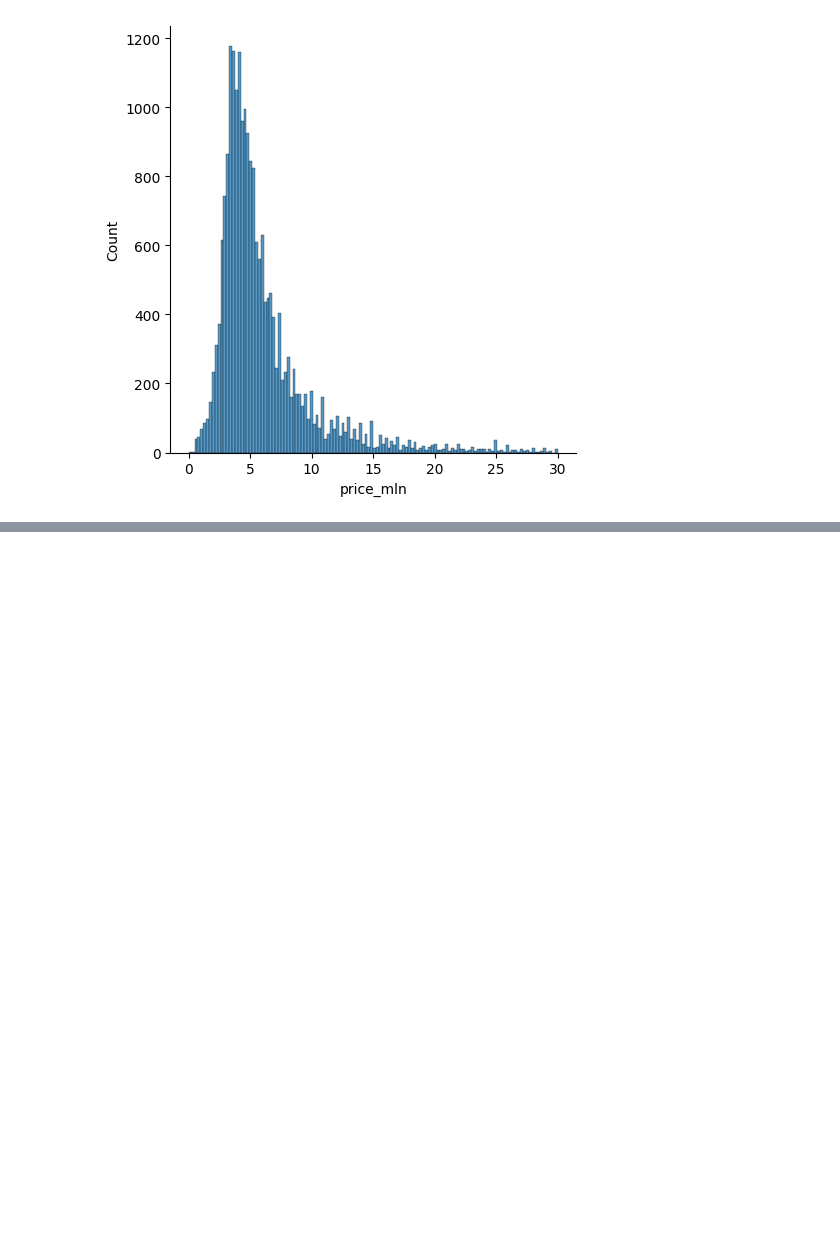
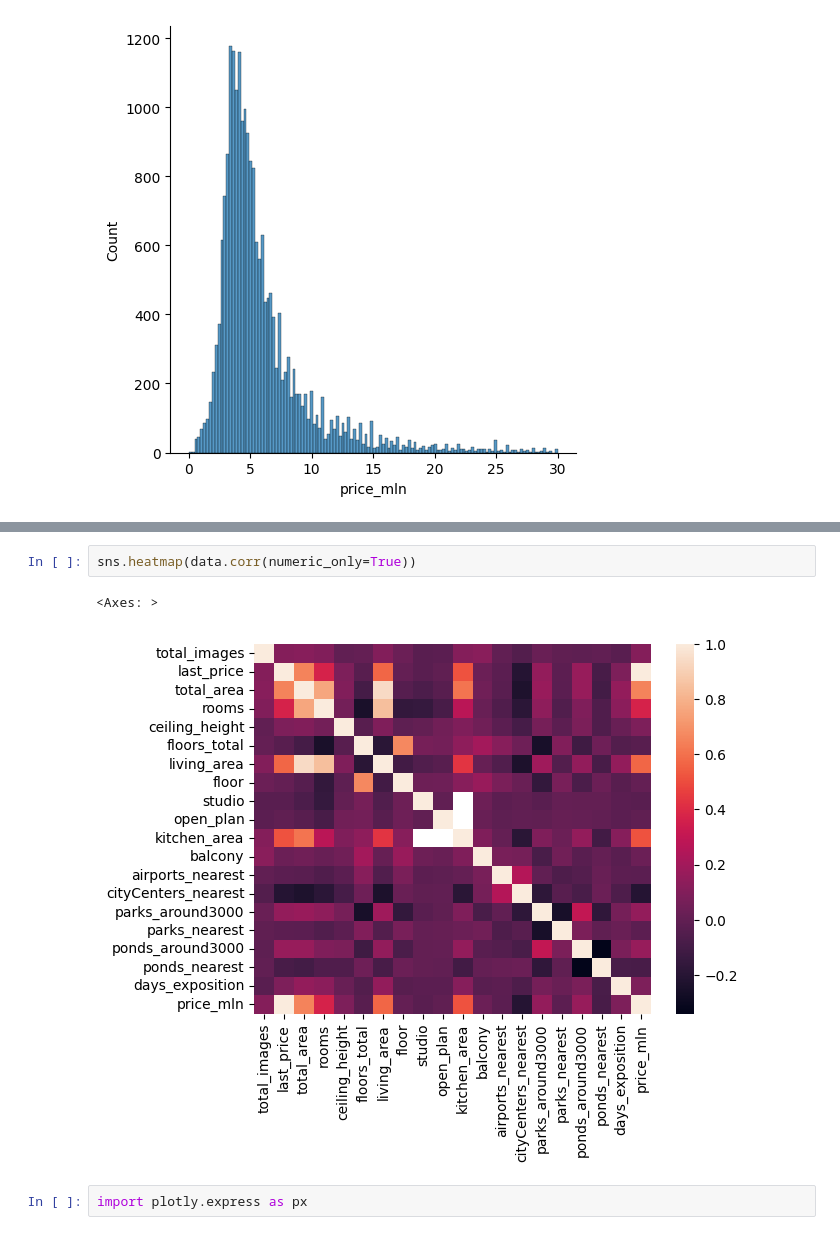
Before and after one commit to gleb-pan/data-analytics-decode, a Jupyter notebook: lessons/Визуализация.ipynb, the cells around one changed output, grey strips where cells are left out. Drawn from its saved outputs; the diff is of its cells as text; blank space fills up the shorter version.

Commit message:
finished the visualization

```diff
--- a/lessons/Визуализация.ipynb
+++ b/lessons/Визуализация.ipynb
@@ -108,0 +125,7 @@ ValueError: could not convert string to float: 'Санкт-Петербург'
+# %%
+sns.heatmap(data.corr(numeric_only=True))
+# %% [output]
+<Axes: >
+[figure, added]
+# %%
+import plotly.express as px
```
Also changed, not shown: parts of 1 cell of this notebook, 1 other file.
